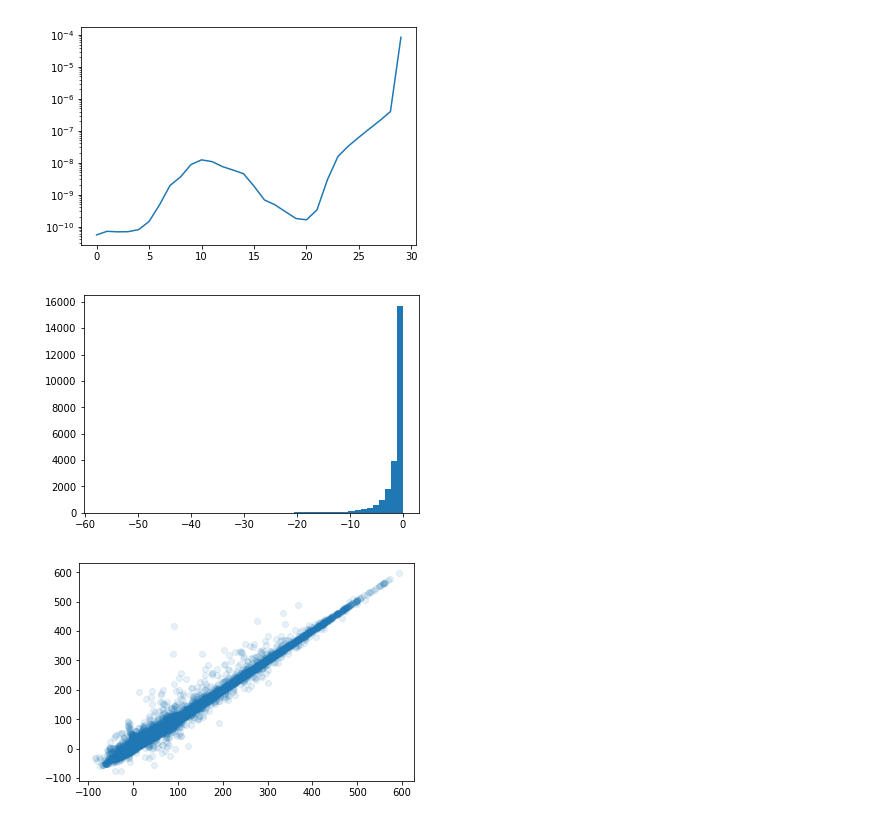
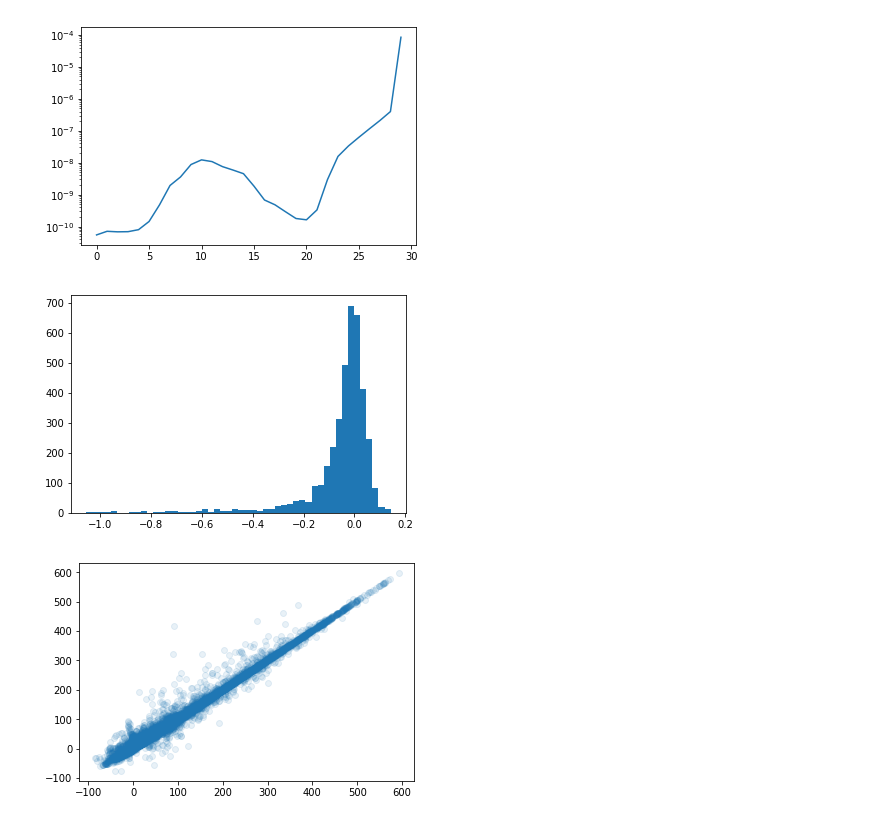
Before and after one commit to raspstephan/CBRAIN-CAM, a Jupyter notebook: keras/notebooks/energy_conservation.ipynb, the cells around one changed output. Saved outputs shown, nothing was run; the diff lists cells and outputs as text; code cells hidden in the pictures.

```diff
--- a/keras/notebooks/energy_conservation.ipynb
+++ b/keras/notebooks/energy_conservation.ipynb
@@ -16,8 +17,7 @@ import matplotlib.pyplot as plt
 # %% [markdown]
 ## Load sample file
 # %%
-path = 'AndKua_aqua_SPCAM3.0_enhance01.cam2.h1.0001-01-02-00000.nc'
-#path = '/project/meteo/w2w/A6/S.Rasp/SP-CAM/Aquaplanet_new/AndKua_aqua_SPCAM3.0_enhance01.cam2.h1.0000-01-02-00000.nc'
+path = '/Users/stephanrasp/data/SP-CAM/AndKua_aqua_SPCAM3.0_enhance02.cam2.h1.0000-02-01-00000.nc'
 # %%
 # Load one file (containing one day)
 ds = xr.open_dataset(path, decode_times=False)
@@ -43,7 +43,9 @@ Coordinates:
     revision_Id:  $Id: history.F90,v 1.26.2.38 2003/12/15 18:52:35 hender Exp $
 # %%
 # Load a smaller dataset with only three time steps to speed up things
+# Plus a small latitude circle
 ds = ds.isel(time=[0, 1, 2])
+ds = ds.isel(lat=range(20, 30))
 # %%
 ds.SPDQ.shape
 # %% [output]
@@ -172,6 +196,8 @@ scat(ds.LHFLX - ds.PRECT * 1e3 * L_V, SPDQ_vint + VD01_vint, alpha=0.1)
 SPDT_vint = vint(ds.SPDT, C_P)
 # %%
 DTV_vint = vint(ds.DTV, C_P)
+# %%
+DTVKE_vint = vint(ds.DTVKE, 0.5)
 # %%
 scat(ds.SHFLX, DTV_vint, alpha=0.1)
 # %% [output]
@@ -186,9 +221,9 @@ plt.yscale('log')
 # %% [output]
 [figure]
 # %%
-hist(ds.SHFLX - DTV_vint)
+hist(ds.SHFLX - DTV_vint + DTVKE_vint)
 # %% [output]
-[figure, old version]
+[figure, new version]
 # %%
 scat(ds.LHFLX + ds.SHFLX, SPDQ_vint + VD01_vint + SPDT_vint + DTV_vint, alpha=0.1)
 # %% [output]
```
Also changed, not shown: parts of 29 cells of this notebook.
